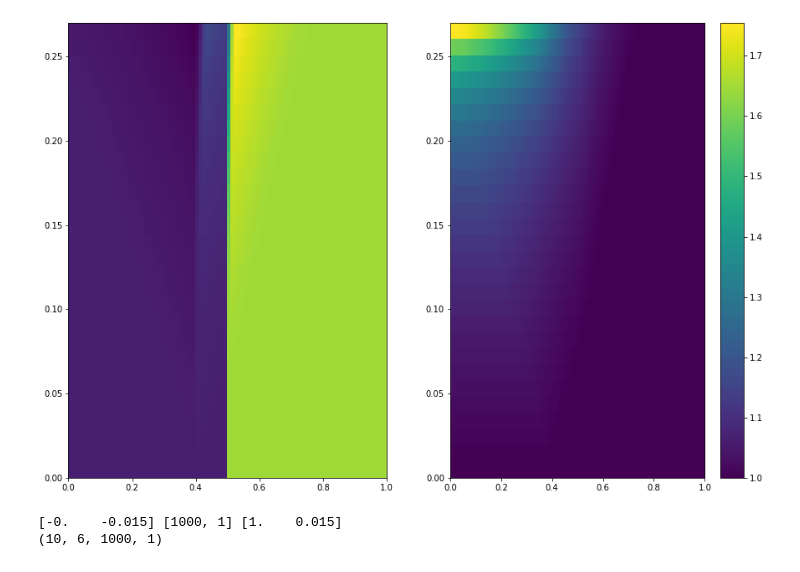
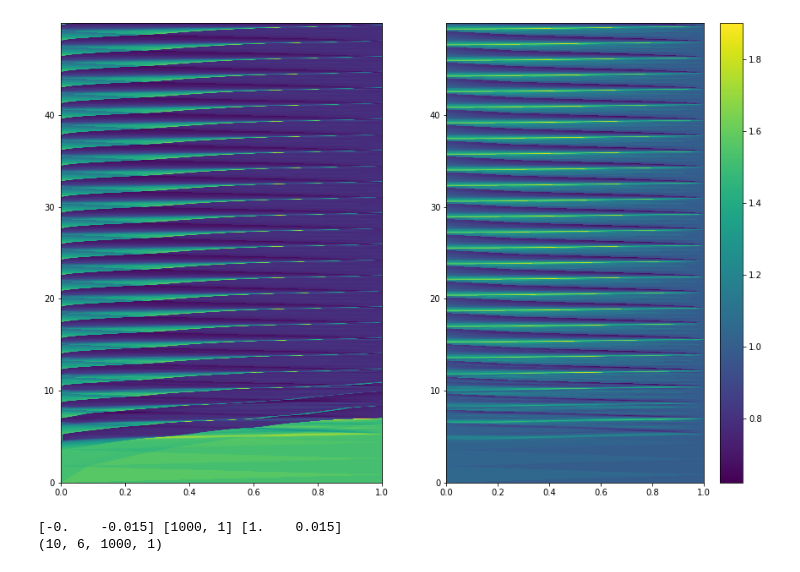
Before and after one commit to maikel/FiniteVolumeSolver, a Jupyter notebook: extra/PerfectGas/PerfectGasMix.ipynb, the cells around one changed output. Saved outputs shown, nothing was run; the diff lists cells and outputs as text; code cells hidden in the pictures.

```diff
--- a/extra/PerfectGas/PerfectGasMix.ipynb
+++ b/extra/PerfectGas/PerfectGasMix.ipynb
@@ -29,37 +29,37 @@ def Load(path, chunk=[]):
     return data_array #, time_array)
 
 #path1 = '/home/maikel/Development/FiniteVolumeSolver/build_2D-Release/HLLEM.h5'
-path = '/home/christian/FVS_develop/FiniteVolumeSolver/build/Characteristics.h5'
+path = '/srv/public/Maikel/FiniteVolumeSolver/build_2D-Release/Characteristics.h5'
 
 file = h5py.File(path, mode='r')
 data = np.array(file['data'][:, :, :, :])
 t = np.array(file['times'][:])
 dx = file['data'].attrs['cell_size']
 xlower = file['data'].attrs['xlower']
 file.close()
 
 #file1 = h5py.File(path1, mode='r')
 #data1 = np.array(file1['data'])
 #file1.close()
 
 nx = [data.shape[2], data.shape[3]]
 xupper = xlower + dx * nx
 
 vmin = None #0.4
 vmax = None #2.0
 
 xs = np.array(np.linspace(xlower[0], xupper[0], nx[0], endpoint=True))
 
 f, axs = plt.subplots(nrows=1, ncols=2, figsize=(15, 10))
 #dxt = [int(nx[0] / (nticks - 1)), int(nx[1] / (nticks - 1))]
 im0 = axs[0].imshow(data[:, 0, :, 0], origin='lower', interpolation='none', extent=(np.amin(xs), np.amax(xs), np.amin(t), np.amax(t)), aspect='auto')
-im1 = axs[1].imshow(data[:, 5, :, 0], origin='lower', interpolation='none', extent=(np.amin(xs), np.amax(xs), np.amin(t), np.amax(t)), aspect='auto')
+im1 = axs[1].imshow(data[:, 3, :, 0], origin='lower', interpolation='none', extent=(np.amin(xs), np.amax(xs), np.amin(t), np.amax(t)), aspect='auto')
 # axs[1].imshow(data1[:, 5, :, 0], origin='lower', interpolation='none', extent=(np.amin(xs), np.amax(xs), np.amin(t), np.amax(t)), aspect='auto')
 plt.colorbar(im1)
 plt.show()
 #f.savefig('/home/maikel/DensityAndPressure.png')
 # %% [output]
-[figure, old version]
+[figure, new version]
 # %%
 import matplotlib.pyplot as plt
 import os
```
Also changed, not shown: 4 other files.
